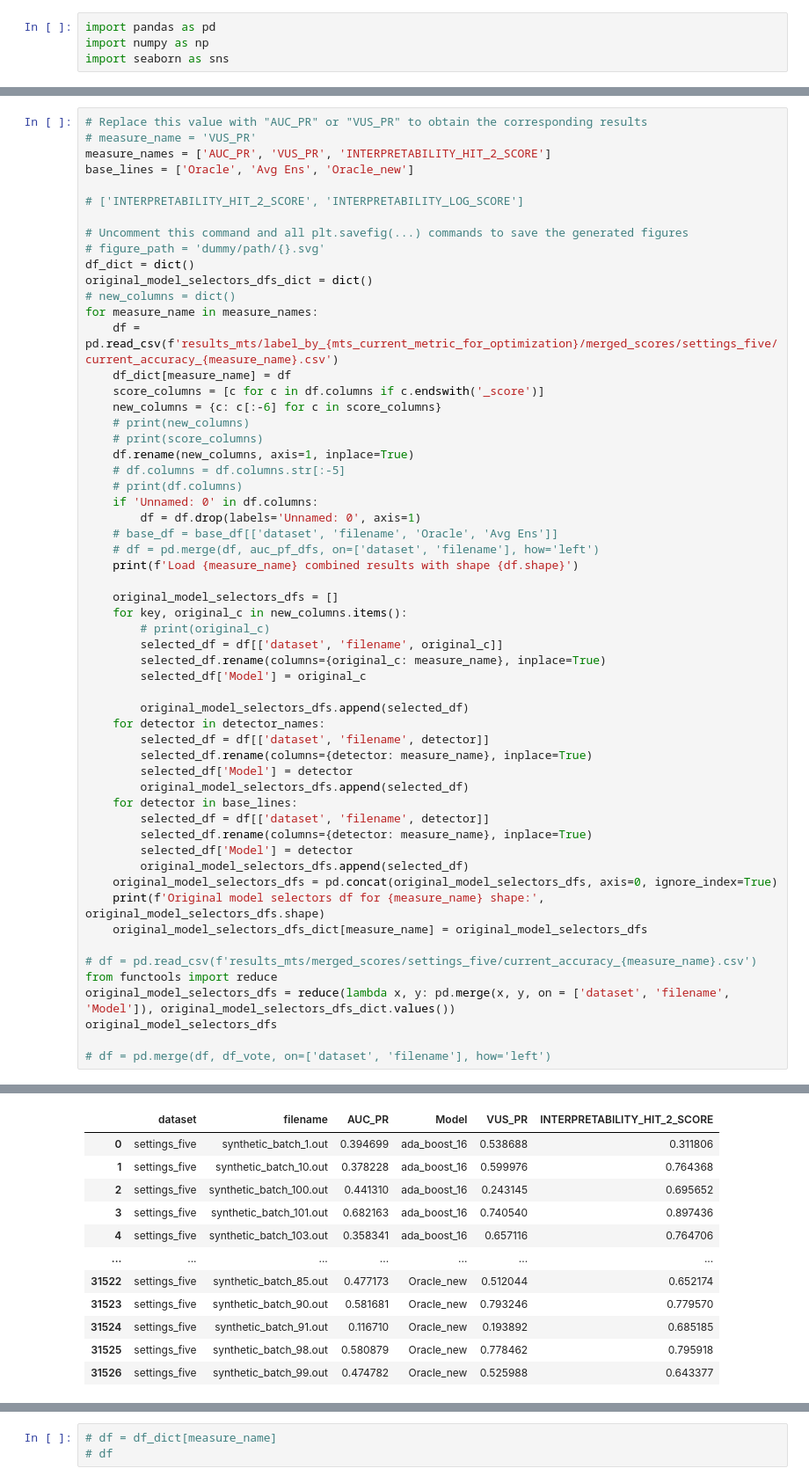
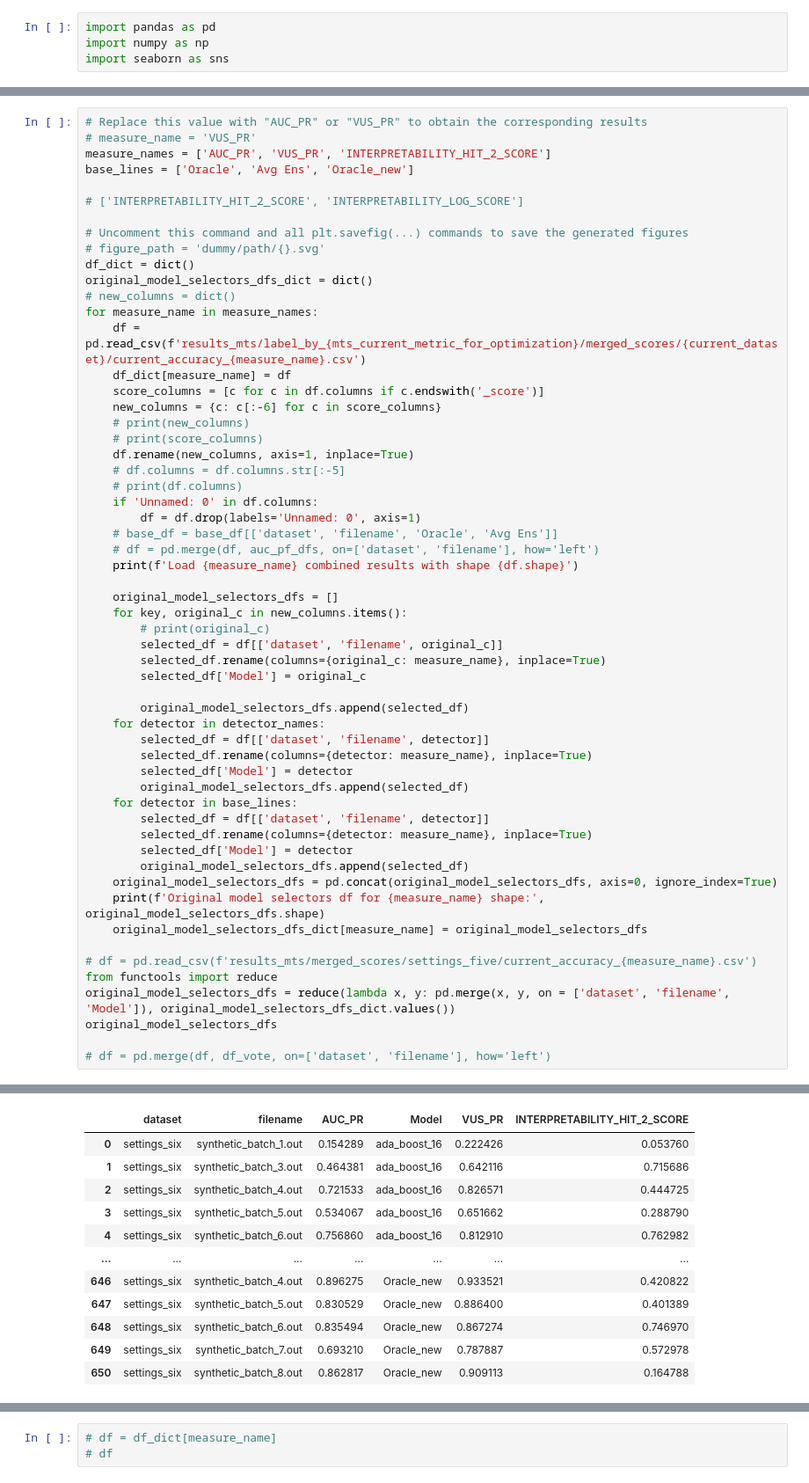
Before and after one commit to doanthihoaithu/MSAD, a Jupyter notebook: analyze_combining_detectors.ipynb, the cells around one changed output, grey strips where cells are left out. Shown at 88% size. Saved outputs shown, nothing was run; the diff lists cells and outputs as text.

```diff
--- a/analyze_combining_detectors.ipynb
+++ b/analyze_combining_detectors.ipynb
@@ -133,7 +124,7 @@ df_dict = dict()
 original_model_selectors_dfs_dict = dict()
 # new_columns = dict()
 for measure_name in measure_names:
-    df = pd.read_csv(f'results_mts/label_by_{mts_current_metric_for_optimization}/merged_scores/settings_five/current_accuracy_{measure_name}.csv')
+    df = pd.read_csv(f'results_mts/label_by_{mts_current_metric_for_optimization}/merged_scores/{current_dataset}/current_accuracy_{measure_name}.csv')
     df_dict[measure_name] = df
     score_columns = [c for c in df.columns if c.endswith('_score')]
     new_columns = {c: c[:-6] for c in score_columns}
@@ -203,12 +211,12 @@ See the caveats in the documentation: https://pandas.pydata.org/pandas-docs/stab
 |  | dataset | filename | AUC_PR | Model | VUS_PR | INTERPRETABILITY_HIT_2_SCORE |
-| 0 | settings_five | synthetic_batch_1.out | 0.394699 | ada_boost_16 | 0.538688 | 0.311806 |
-| 1 | settings_five | synthetic_batch_10.out | 0.378228 | ada_boost_16 | 0.599976 | 0.764368 |
-| 2 | settings_five | synthetic_batch_100.out | 0.441310 | ada_boost_16 | 0.243145 | 0.695652 |
-| 3 | settings_five | synthetic_batch_101.out | 0.682163 | ada_boost_16 | 0.740540 | 0.897436 |
-| 4 | settings_five | synthetic_batch_103.out | 0.358341 | ada_boost_16 | 0.657116 | 0.764706 |
+| 0 | settings_six | synthetic_batch_1.out | 0.154289 | ada_boost_16 | 0.222426 | 0.053760 |
+| 1 | settings_six | synthetic_batch_3.out | 0.464381 | ada_boost_16 | 0.642116 | 0.715686 |
+| 2 | settings_six | synthetic_batch_4.out | 0.721533 | ada_boost_16 | 0.826571 | 0.444725 |
+| 3 | settings_six | synthetic_batch_5.out | 0.534067 | ada_boost_16 | 0.651662 | 0.288790 |
+| 4 | settings_six | synthetic_batch_6.out | 0.756860 | ada_boost_16 | 0.812910 | 0.762982 |
 | ... | ... | ... | ... | ... | ... | ... |
-| 31522 | settings_five | synthetic_batch_85.out | 0.477173 | Oracle_new | 0.512044 | 0.652174 |
-| 31523 | settings_five | synthetic_batch_90.out | 0.581681 | Oracle_new | 0.793246 | 0.779570 |
-| 31524 | settings_five | synthetic_batch_91.out | 0.116710 | Oracle_new | 0.193892 | 0.685185 |
-| 31525 | settings_five | synthetic_batch_98.out | 0.580879 | Oracle_new | 0.778462 | 0.795918 |
-| 31526 | settings_five | synthetic_batch_99.out | 0.474782 | Oracle_new | 0.525988 | 0.643377 |
+| 646 | settings_six | synthetic_batch_4.out | 0.896275 | Oracle_new | 0.933521 | 0.420822 |
+| 647 | settings_six | synthetic_batch_5.out | 0.830529 | Oracle_new | 0.886400 | 0.401389 |
+| 648 | settings_six | synthetic_batch_6.out | 0.835494 | Oracle_new | 0.867274 | 0.746970 |
+| 649 | settings_six | synthetic_batch_7.out | 0.693210 | Oracle_new | 0.787887 | 0.572978 |
+| 650 | settings_six | synthetic_batch_8.out | 0.862817 | Oracle_new | 0.909113 | 0.164788 |
```
Also changed, not shown: parts of 16 cells of this notebook, 5 other files.
